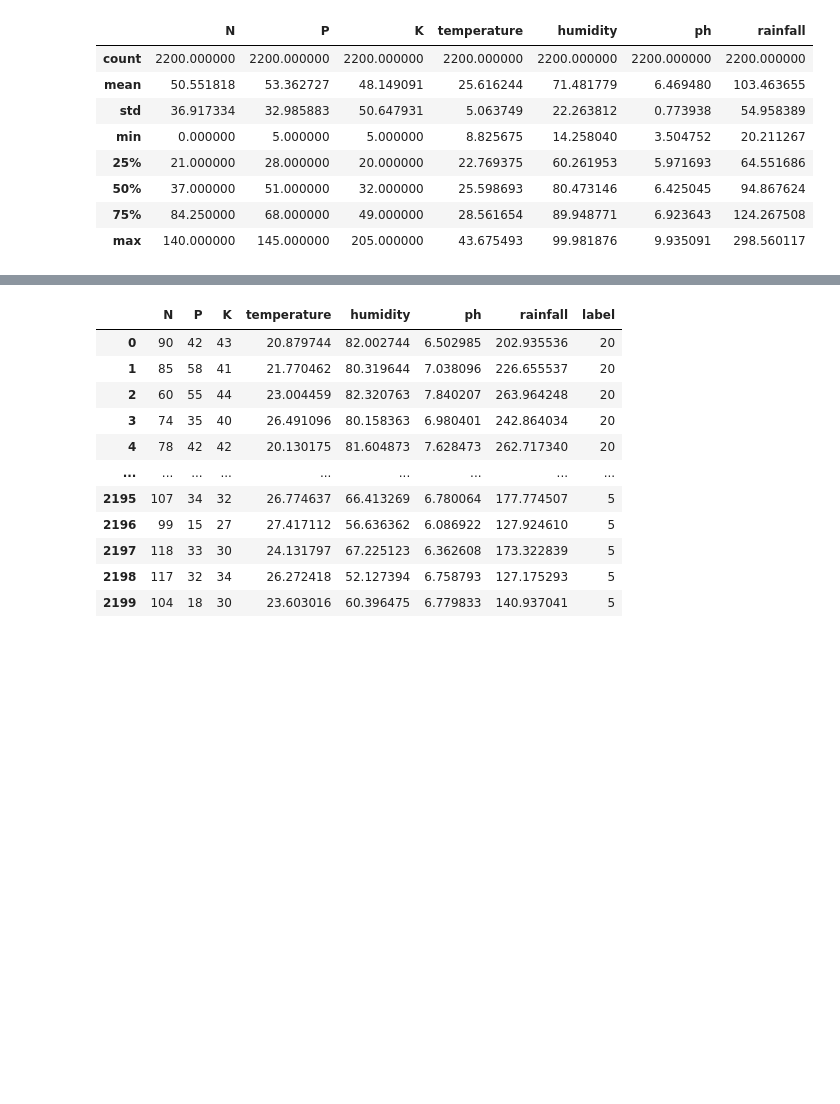
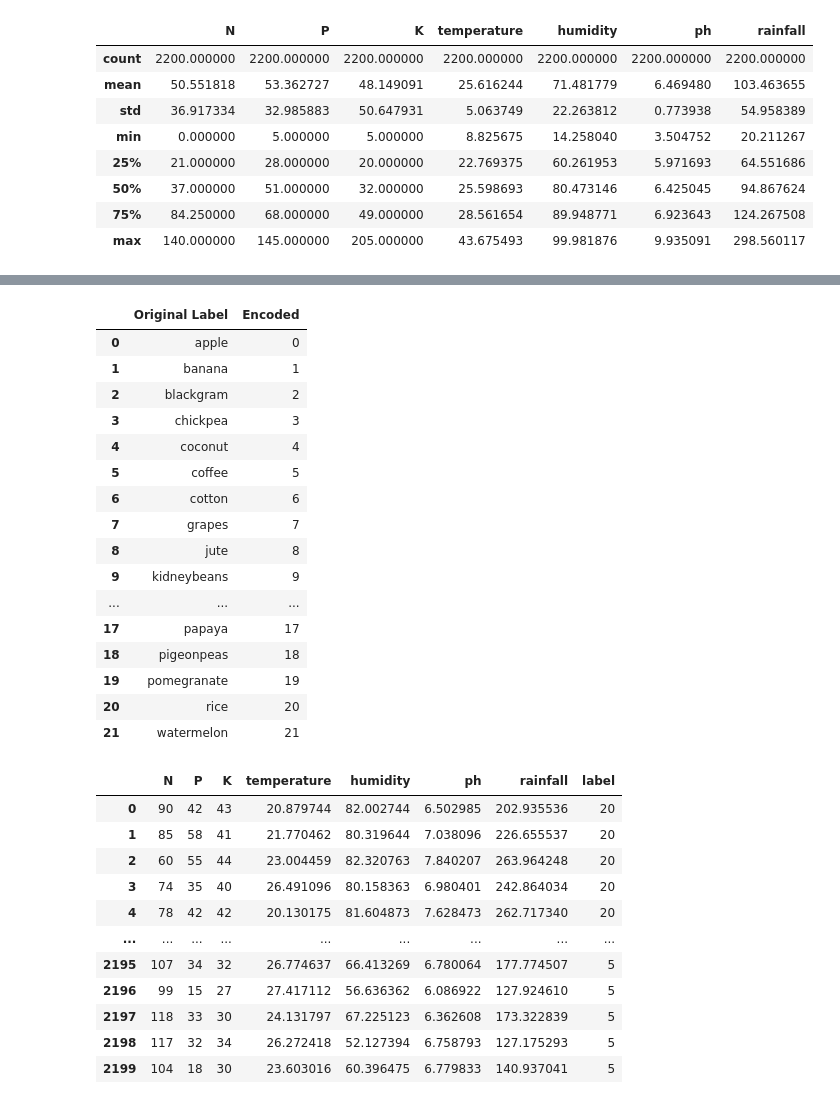
Before and after one commit to ivanbudianto/Agraris-Website-Sistem-Rekomendasi, a Jupyter notebook: tf_based_model.ipynb, the cells around one changed output, grey strips where cells are left out. Drawn from its saved outputs; the diff is of its cells as text; code cells hidden in the pictures; blank space fills up the shorter version.

```diff
--- a/tf_based_model.ipynb
+++ b/tf_based_model.ipynb
@@ -43,19 +125,35 @@ df.describe()
 # %%
 #encode labels to int, and parse to json
-import json
-
 labelEncoder = LabelEncoder()
 
 labelEncoder.fit(df["label"])
 labelEncoder_key_value = dict(zip(labelEncoder.classes_, labelEncoder.transform(labelEncoder.classes_)))
 
 keys_values = labelEncoder_key_value.items()
 output_key_val = {str(key): str(value) for key, value in keys_values}
 
-with open('labelEncoder_dict.json', 'w') as output_file:
+with open('dataset/labelEncoder_dict.json', 'w') as output_file:
     json.dump(output_key_val, output_file, indent=4)
 
-# pd.DataFrame(labelEncoder_key_value.items(), columns=['Original Label', 'Encoded'])
+pd.DataFrame(labelEncoder_key_value.items(), columns=['Original Label', 'Encoded'])
+# %% [output]
+|  | Original Label | Encoded |
+| 0 | apple | 0 |
+| 1 | banana | 1 |
+| 2 | blackgram | 2 |
+| 3 | chickpea | 3 |
+| 4 | coconut | 4 |
+| 5 | coffee | 5 |
+| 6 | cotton | 6 |
+| 7 | grapes | 7 |
+| 8 | jute | 8 |
+| 9 | kidneybeans | 9 |
+| ... | ... | ... |
+| 17 | papaya | 17 |
+| 18 | pigeonpeas | 18 |
+| 19 | pomegranate | 19 |
+| 20 | rice | 20 |
+| 21 | watermelon | 21 |
 # %%
 #apply to dataset
 
```
Also changed, not shown: parts of 22 cells of this notebook, 26 other files.
